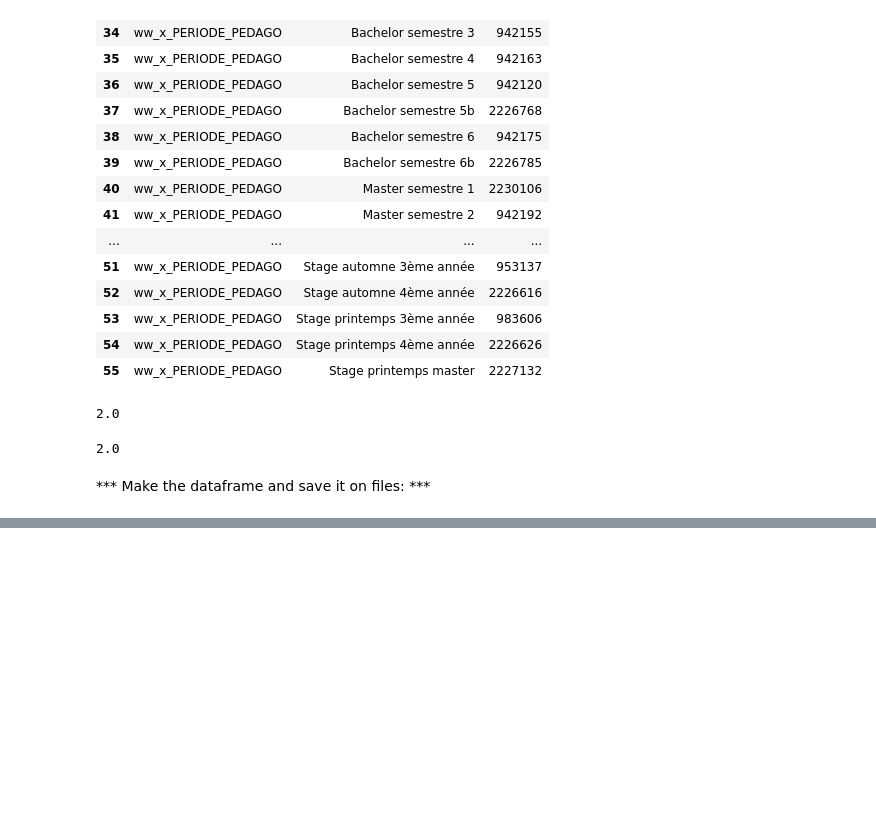
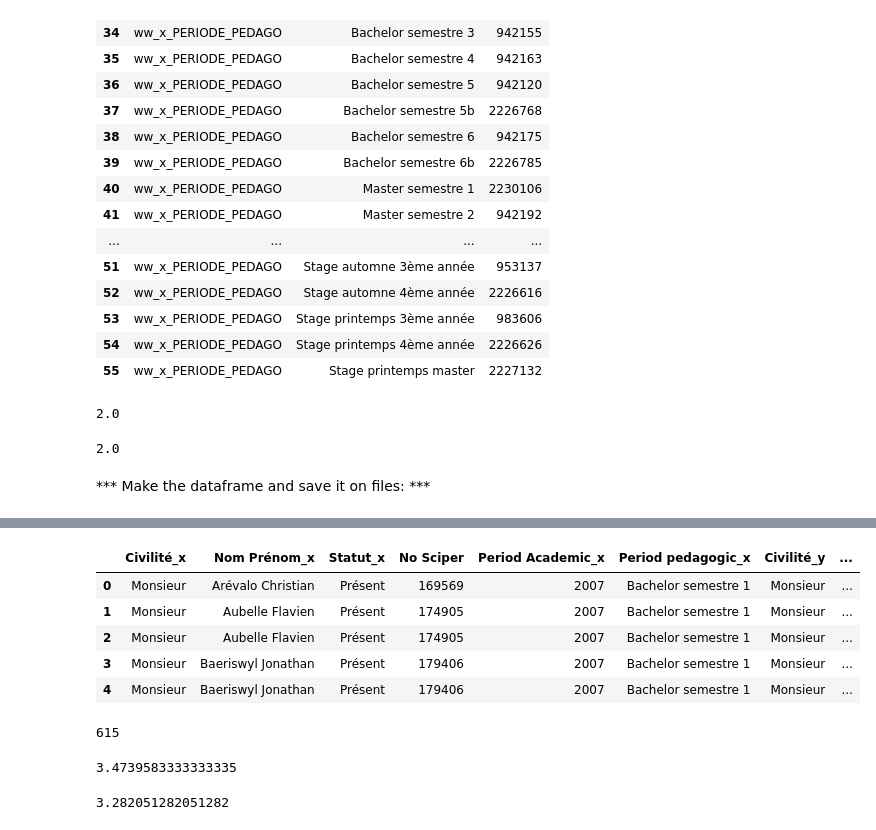
Before and after one commit to daniel-guggenheim/ada-homeworks, a Jupyter notebook: 02 - Data from the Web/homework2.ipynb, the cells around one changed output, grey strips where cells are left out. Cells and saved outputs as stored; diff of their text form; code cells hidden in the pictures; blank space fills up the shorter version.

Commit message:
months for student from the first to the sixth semester; gender filter; mean

```diff
--- a/02 - Data from the Web/homework2.ipynb
+++ b/02 - Data from the Web/homework2.ipynb
@@ -251,0 +244,8 @@ ValueError: No tables found matching pattern '.+'
+# %%
+import glob
+
+bachelors_sem1 = glob.glob('.\\data\\[0-9]*-[0-9]*Bachelor semestre 1')
+bachelors_sem6 = glob.glob('.\\data\\[0-9]*-[0-9]*Bachelor semestre 6')
+
+sem1_dfs = [pd.read_pickle(data_file) for data_file in bachelors_sem1]
+sem6_dfs = [pd.read_pickle(data_file) for data_file in bachelors_sem6]
@@ -251,0 +264,28 @@ ValueError: No tables found matching pattern '.+'
+# %%
+bachelors_sem1 = pd.concat(sem1_dfs, ignore_index=True)
+bachelors_sem6 = pd.concat(sem6_dfs, ignore_index=True)
+# %%
+res = pd.merge(bachelors_sem1, bachelors_sem6, on='No Sciper', how='inner')
+res.head()
+# %% [output]
+|  | Civilité_x | Nom Prénom_x | Statut_x | No Sciper | Period Academic_x | Period pedagogic_x | Civilité_y | ... |
+| 0 | Monsieur | Arévalo Christian | Présent | 169569 | 2007 | Bachelor semestre 1 | Monsieur | ... |
+| 1 | Monsieur | Aubelle Flavien | Présent | 174905 | 2007 | Bachelor semestre 1 | Monsieur | ... |
+| 2 | Monsieur | Aubelle Flavien | Présent | 174905 | 2007 | Bachelor semestre 1 | Monsieur | ... |
+| 3 | Monsieur | Baeriswyl Jonathan | Présent | 179406 | 2007 | Bachelor semestre 1 | Monsieur | ... |
+| 4 | Monsieur | Baeriswyl Jonathan | Présent | 179406 | 2007 | Bachelor semestre 1 | Monsieur | ... |
+# %%
+final_res = pd.DataFrame({'No Sciper': res['No Sciper'], 'Civilité' :res['Civilité_x'], 'Duration of Bachelor': res['Period Academic_y'] - res['Period Academic_x']})
+len(final_res.index)
+# %% [output]
+615
+# %%
+#average duration for male
+mean_Bachelor(final_res, 'Monsieur')
+# %% [output]
+3.4739583333333335
+# %%
+#average duration for female
+mean_Bachelor(final_res, 'Madame')
+# %% [output]
+3.282051282051282
```
Also changed, not shown: parts of 7 cells of this notebook.
